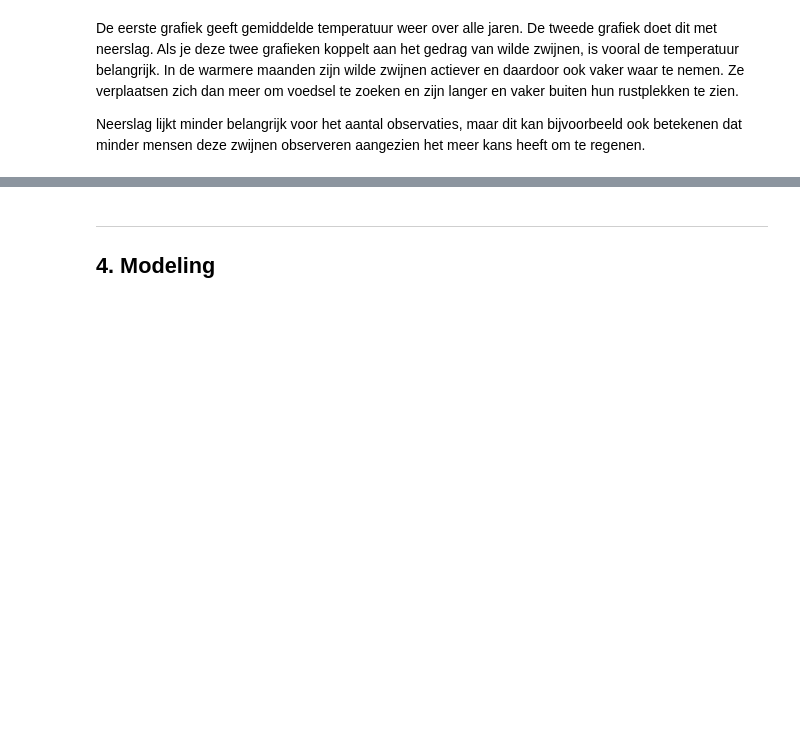
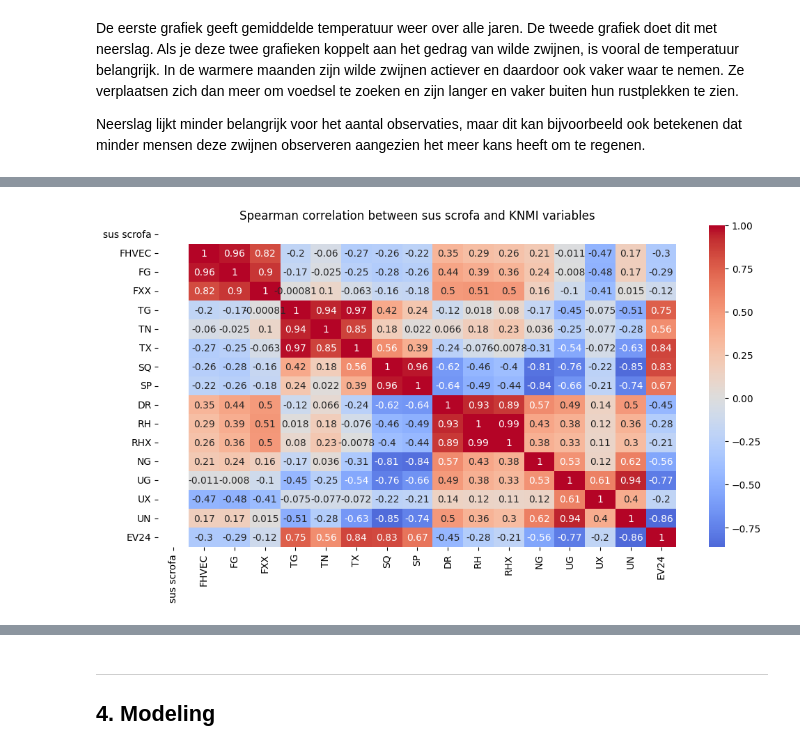
Before and after one commit to Jamie1111/Toeftoeftoeftoef, a Jupyter notebook: assignment_template_it1.ipynb, the cells around one changed output, grey strips where cells are left out. Drawn from its saved outputs; the diff is of its cells as text; code cells hidden in the pictures; blank space fills up the shorter version.

```diff
--- a/assignment_template_it1.ipynb
+++ b/assignment_template_it1.ipynb
@@ -603,0 +649,32 @@ plt.show()
+# %%
+# Correlatie tussen is_hotspot en KNMI weer-variabelen (Spearman)
+import pandas as pd
+import matplotlib.pyplot as plt
+import seaborn as sns
+
+# Laad het gemergde dataset met KNMI-variabelen
+df_model = pd.read_csv('Data/Sus_scrofa_model.csv')
+
+# Zorg dat is_hotspot aanwezig en numeriek is
+if 'sus scrofa' not in df_model.columns:
+    df_model['sus scrofa'] = 0
+df_model['sus scrofa'] = pd.to_numeric(df_model['sus scrofa'], errors='coerce').fillna(0).astype(int)
+
+# Mogelijke KNMI-kolommen (gebruik de kolommen die daadwerkelijk aanwezig zijn)
+weather_cols = ["FHVEC","FG","FXX","TG","TN","TX","SQ","SP","DR","RH","RHX","NG","UG","UX","UN","EV24"]
+weather_cols = [c for c in weather_cols if c in df_model.columns]
+
+# Selecteer kolommen en verwijder rijen met missende waardes voor deze analyse
+cols = ['sus scrofa'] + weather_cols
+sub = df_model[cols].dropna()
+
+# Bereken Spearman correlatie
+corr = sub.corr(method='spearman')
+
+# Plot heatmap
+plt.figure(figsize=(12, 6))
+sns.heatmap(corr, annot=True, cmap='coolwarm', center=0)
+plt.title('Spearman correlation between sus scrofa and KNMI variables')
+plt.show()
+# %% [output]
+[figure, added]
```
Also changed, not shown: parts of 18 cells of this notebook.
